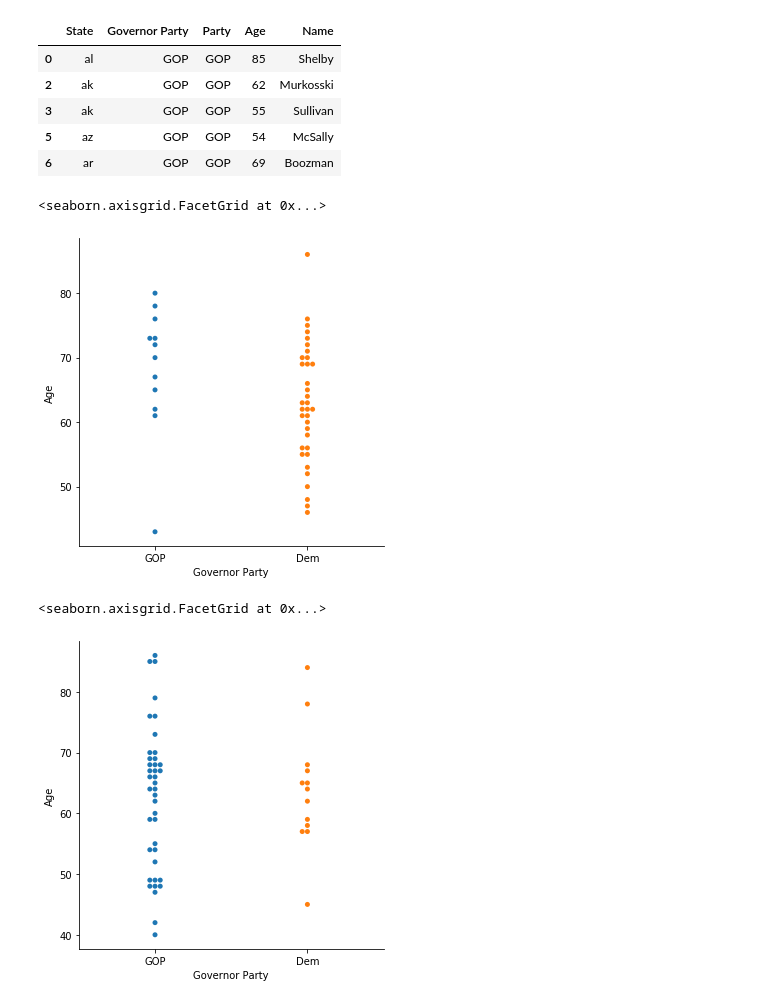
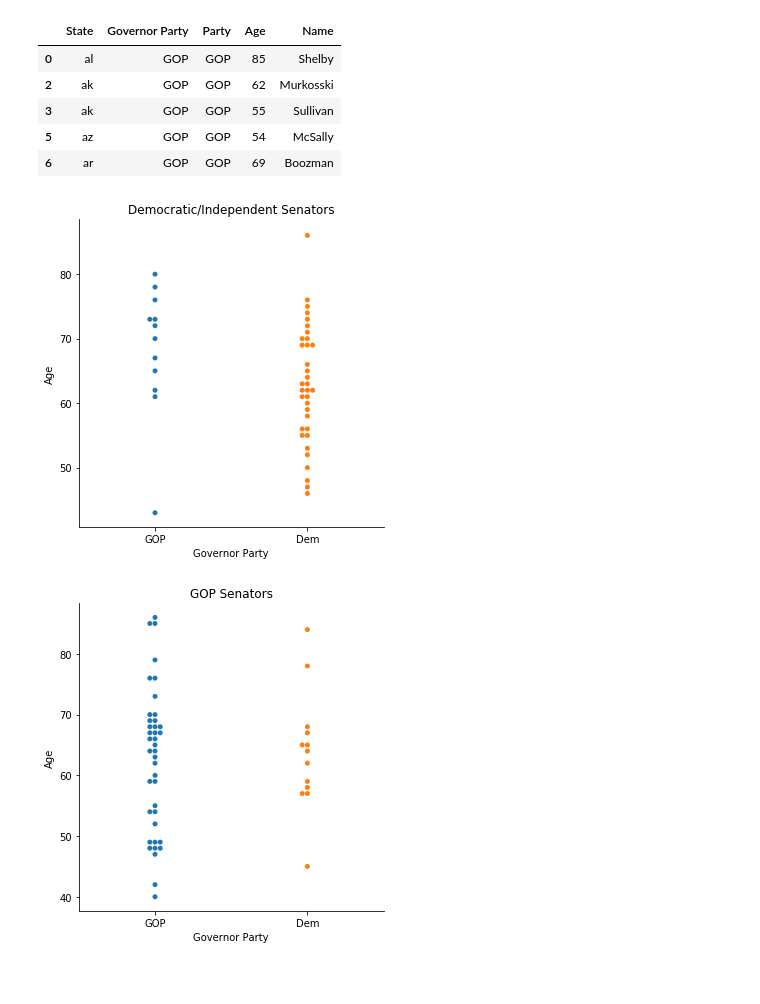
Before and after one commit to jeffokamoto/senate-covid, a Jupyter notebook: current.ipynb, the cells around one changed output. Drawn from its saved outputs; the diff is of its cells as text; code cells hidden in the pictures; blank space fills up the shorter version.

```diff
--- a/current.ipynb
+++ b/current.ipynb
@@ -41,11 +42,13 @@ gop.head()
 | 6 | ar | GOP | GOP | 69 | Boozman |
 # %%
 sns.catplot(x="Governor Party", y="Age", kind="swarm", data=dem)
+plt.title('Democratic/Independent Senators')
+plt.show()
 # %% [output]
-<seaborn.axisgrid.FacetGrid at 0x...>
-[figure, old version]
+[figure, new version]
 # %%
 sns.catplot(x="Governor Party", y="Age", kind="swarm", data=gop)
+plt.title('GOP Senators')
+plt.show()
 # %% [output]
-<seaborn.axisgrid.FacetGrid at 0x...>
-[figure, old version]
+[figure, new version]
```
Also changed, not shown: parts of 1 cell of this notebook, 2 other files.
